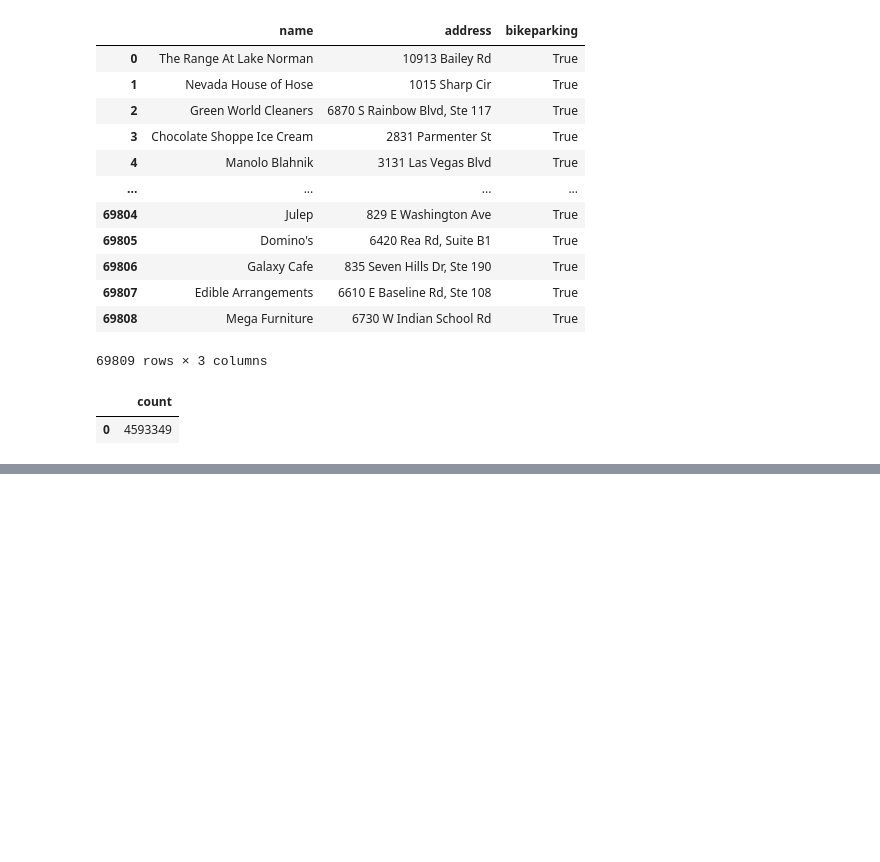
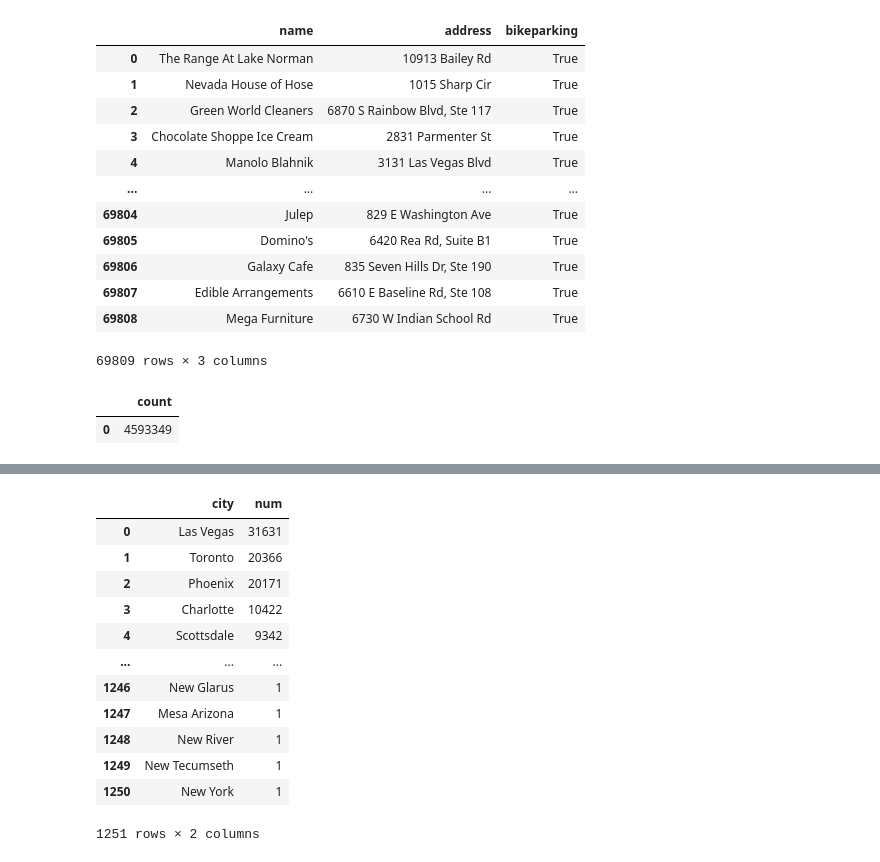
Before and after one commit to mbkranz/restaurant-app, a Jupyter notebook: notebooks/create-yelp-database.ipynb, the cells around one changed output, grey strips where cells are left out. Drawn from its saved outputs; the diff is of its cells as text; code cells hidden in the pictures; blank space fills up the shorter version.

```diff
--- a/notebooks/create-yelp-database.ipynb
+++ b/notebooks/create-yelp-database.ipynb
@@ -443,3 +454,9 @@ SELECT COUNT(*) FROM reviews
 # %% [output]
 |  | count |
 | 0 | 4593349 |
+# %%
+def read_sql_to_df(sql,conn=engine.connect()):
+    df = pd.read_sql(con=conn,
+        sql=sql
+    )
+    return df
@@ -445,0 +473,26 @@ SELECT COUNT(*) FROM reviews
+# %%
+read_sql_to_df('''
+WITH city_ct AS (
+SELECT city,COUNT(*) AS num
+FROM business_info
+GROUP BY 1
+)
+SELECT *
+FROM city_ct
+ORDER BY num DESC
+
+''')
+# %% [output]
+|  | city | num |
+| 0 | Las Vegas | 31631 |
+| 1 | Toronto | 20366 |
+| 2 | Phoenix | 20171 |
+| 3 | Charlotte | 10422 |
+| 4 | Scottsdale | 9342 |
+| ... | ... | ... |
+| 1246 | New Glarus | 1 |
+| 1247 | Mesa Arizona | 1 |
+| 1248 | New River | 1 |
+| 1249 | New Tecumseth | 1 |
+| 1250 | New York | 1 |
+1251 rows × 2 columns
```
Also changed, not shown: parts of 7 cells of this notebook.
